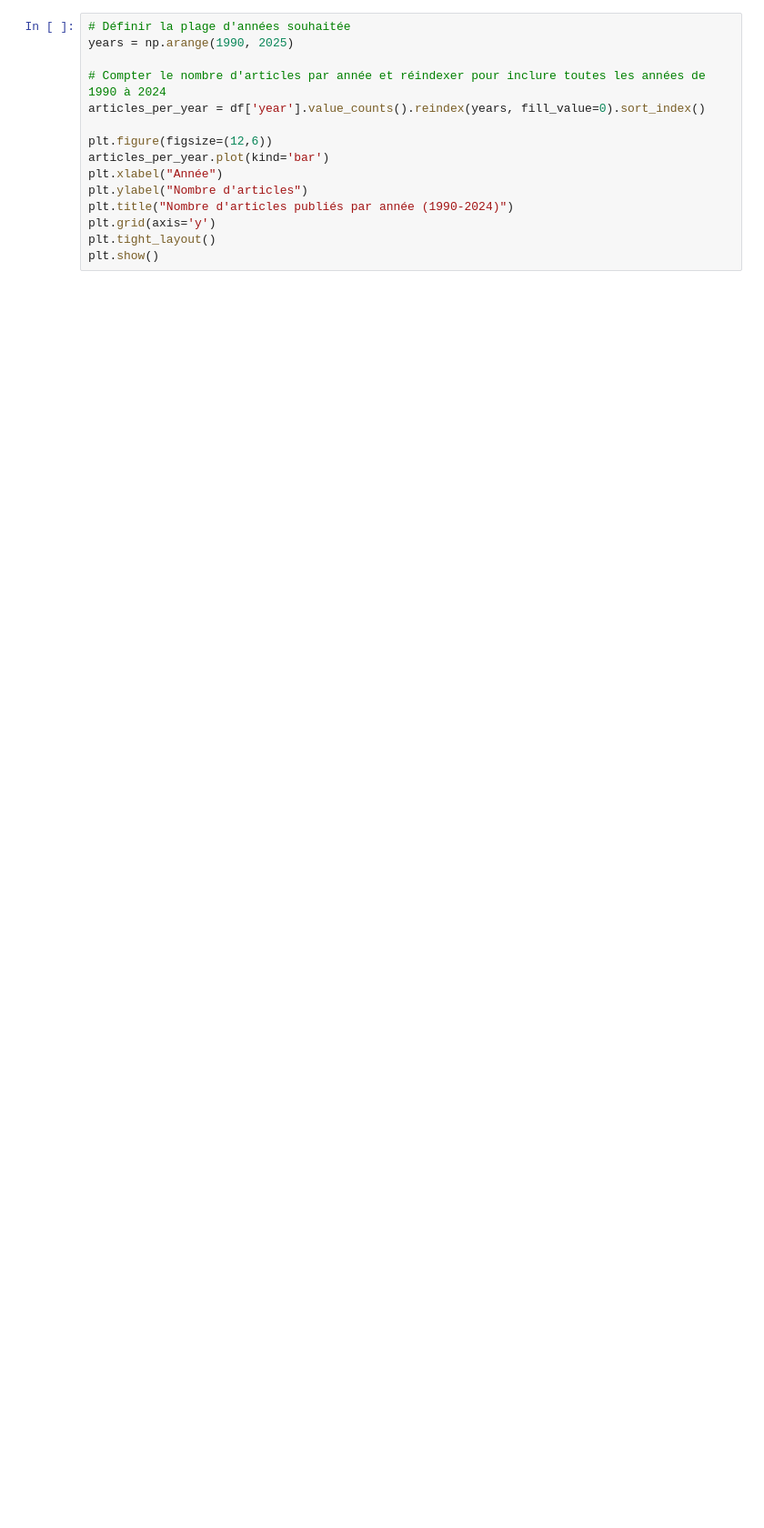
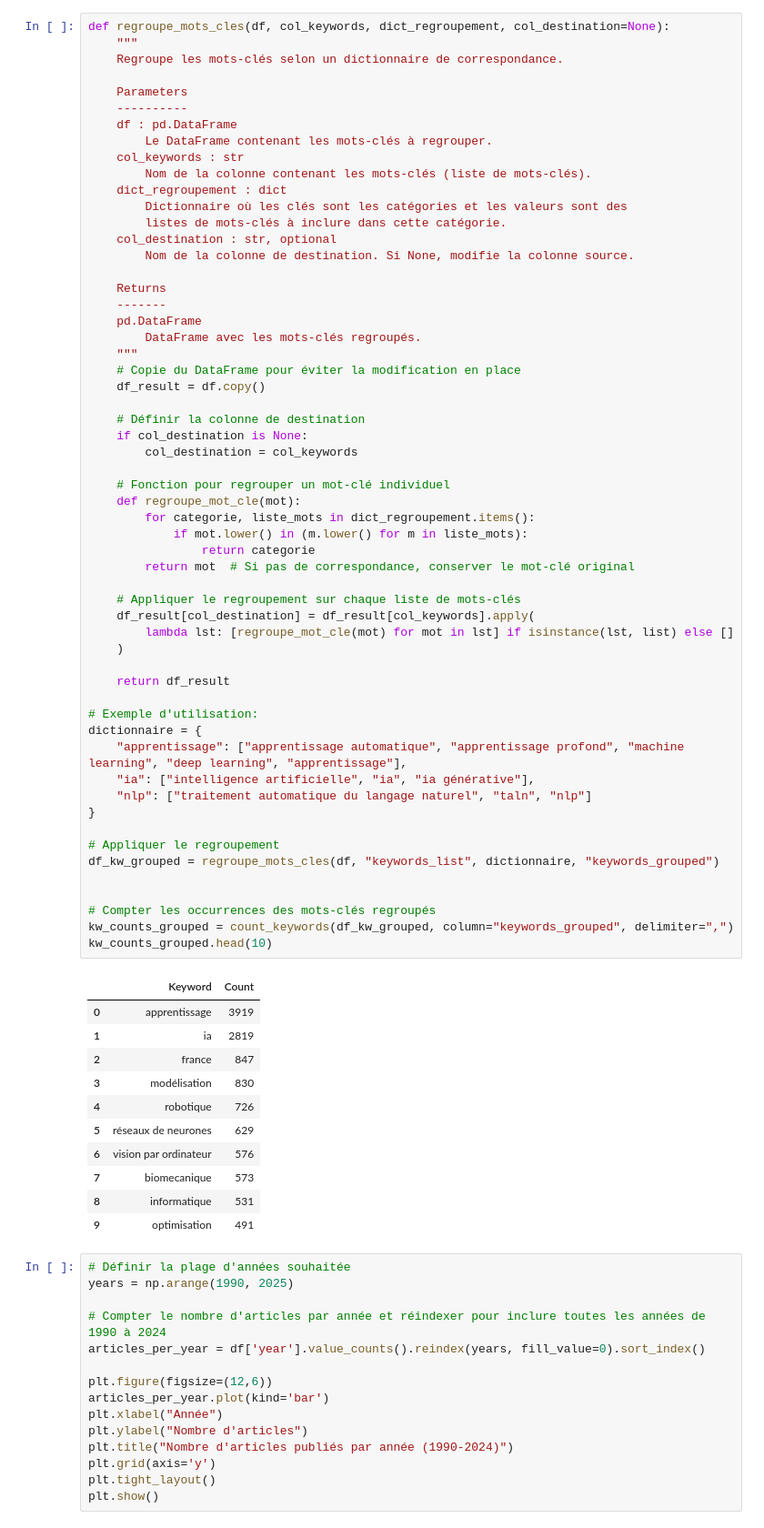
Before and after one commit to MehdiBoussalem/hal_ai, a Jupyter notebook: main.ipynb, the cells around one changed output. Shown at 91% size. Cells and saved outputs as stored; diff of their text form; blank space fills up the shorter version.

```diff
--- a/main.ipynb
+++ b/main.ipynb
@@ -180,3 +230,72 @@ plt.show()
+# %%
+def regroupe_mots_cles(df, col_keywords, dict_regroupement, col_destination=None):
+    """
+    Regroupe les mots-clés selon un dictionnaire de correspondance.
+
+    Parameters
+    ----------
+    df : pd.DataFrame
+        Le DataFrame contenant les mots-clés à regrouper.
+    col_keywords : str
+        Nom de la colonne contenant les mots-clés (liste de mots-clés).
+    dict_regroupement : dict
+        Dictionnaire où les clés sont les catégories et les valeurs sont des
+        listes de mots-clés à inclure dans cette catégorie.
+    col_destination : str, optional
+        Nom de la colonne de destination. Si None, modifie la colonne source.
+
+    Returns
+    -------
+    pd.DataFrame
+        DataFrame avec les mots-clés regroupés.
+    """
+    # Copie du DataFrame pour éviter la modification en place
+    df_result = df.copy()
+
+    # Définir la colonne de destination
+    if col_destination is None:
+        col_destination = col_keywords
+
+    # Fonction pour regrouper un mot-clé individuel
+    def regroupe_mot_cle(mot):
+        for categorie, liste_mots in dict_regroupement.items():
+            if mot.lower() in (m.lower() for m in liste_mots):
+                return categorie
+        return mot  # Si pas de correspondance, conserver le mot-clé original
+
+    # Appliquer le regroupement sur chaque liste de mots-clés
+    df_result[col_destination] = df_result[col_keywords].apply(
+        lambda lst: [regroupe_mot_cle(mot) for mot in lst] if isinstance(lst, list) else []
+    )
+
+    return df_result
+
+# Exemple d'utilisation:
+dictionnaire = {
+    "apprentissage": ["apprentissage automatique", "apprentissage profond", "machine learning", "deep learning", "apprentissage"],
+    "ia": ["intelligence artificielle", "ia", "ia générative"],
+    "nlp": ["traitement automatique du langage naturel", "taln", "nlp"]
+}
+
+# Appliquer le regroupement
+df_kw_grouped = regroupe_mots_cles(df, "keywords_list", dictionnaire, "keywords_grouped")
+
+
+# Compter les occurrences des mots-clés regroupés
+kw_counts_grouped = count_keywords(df_kw_grouped, column="keywords_grouped", delimiter=",")
+kw_counts_grouped.head(10)
+# %% [output]
+|  | Keyword | Count |
+| 0 | apprentissage | 3919 |
+| 1 | ia | 2819 |
+| 2 | france | 847 |
+| 3 | modélisation | 830 |
+| 4 | robotique | 726 |
+| 5 | réseaux de neurones | 629 |
+| 6 | vision par ordinateur | 576 |
+| 7 | biomecanique | 573 |
+| 8 | informatique | 531 |
+| 9 | optimisation | 491 |
 # %%
 # Définir la plage d'années souhaitée
 years = np.arange(1990, 2025)
```
Also changed, not shown: parts of 6 cells of this notebook.
